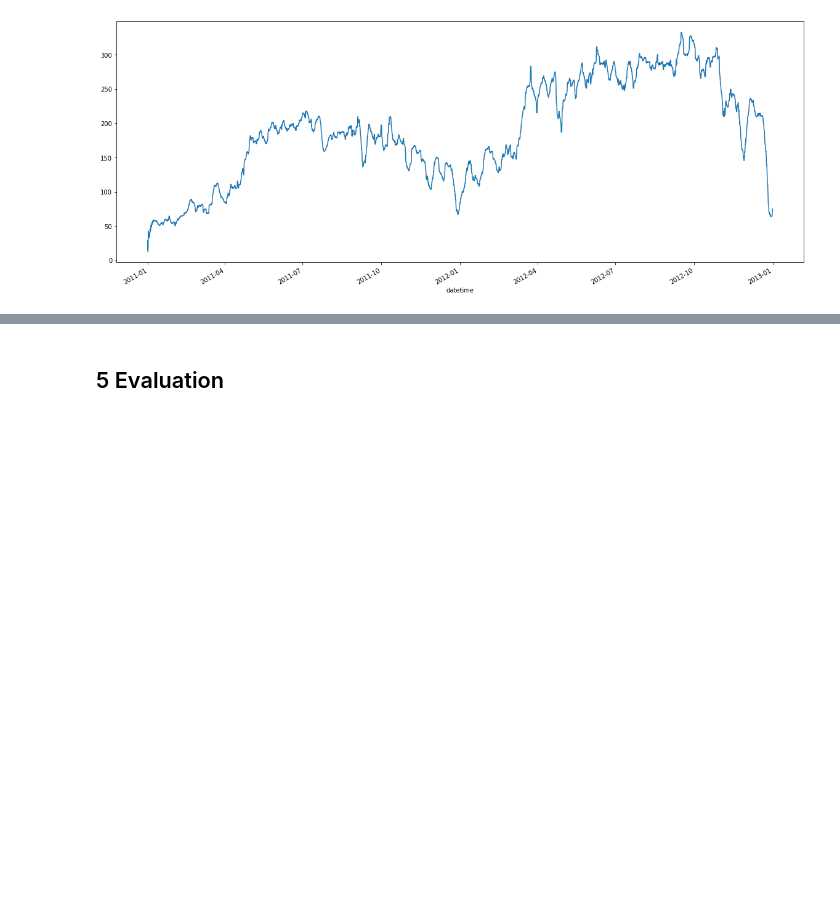
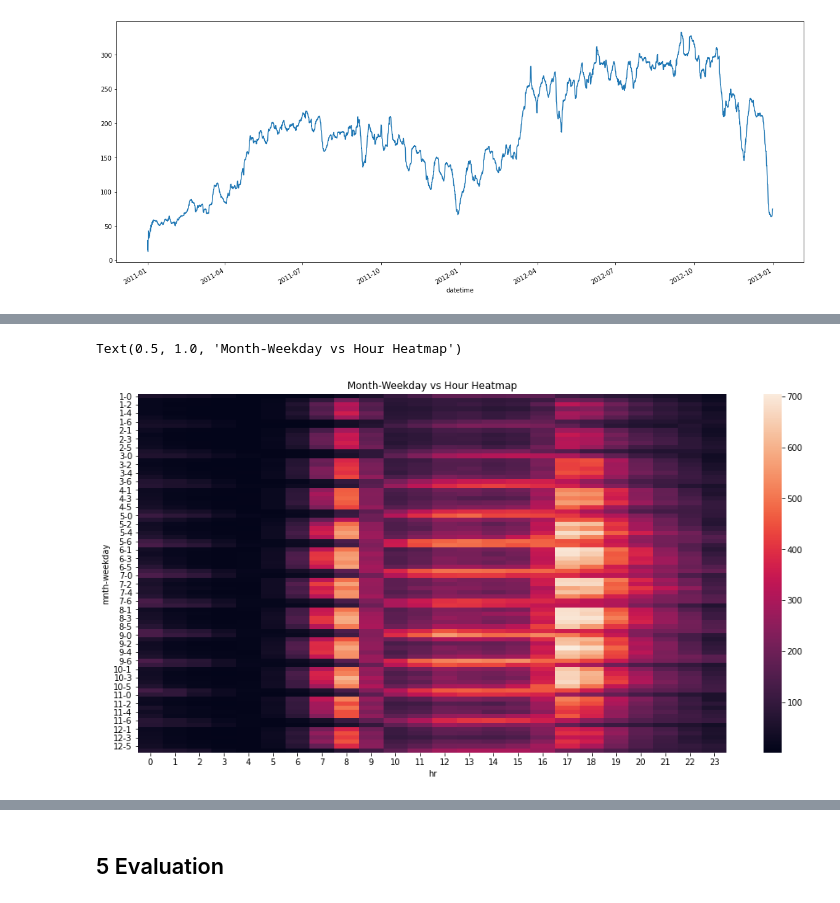
Before and after one commit to hanslemm/Study, a Jupyter notebook: Data Analysis.ipynb, the cells around one changed output, grey strips where cells are left out. Cells and saved outputs as stored; diff of their text form; code cells hidden in the pictures; blank space fills up the shorter version.

```diff
--- a/Data Analysis.ipynb
+++ b/Data Analysis.ipynb
@@ -297,0 +387,7 @@ df_clean.loc[h0w0]
+# %%
+pivot_table2=pd.pivot_table(df_clean, values='cnt', columns='hr', index=['mnth','weekday'], aggfunc=np.mean)
+sns.heatmap(pivot_table2)
+plt.title('Month-Weekday vs Hour Heatmap')
+# %% [output]
+Text(0.5, 1.0, 'Month-Weekday vs Hour Heatmap')
+[figure, added]
```
Also changed, not shown: parts of 21 cells of this notebook.
